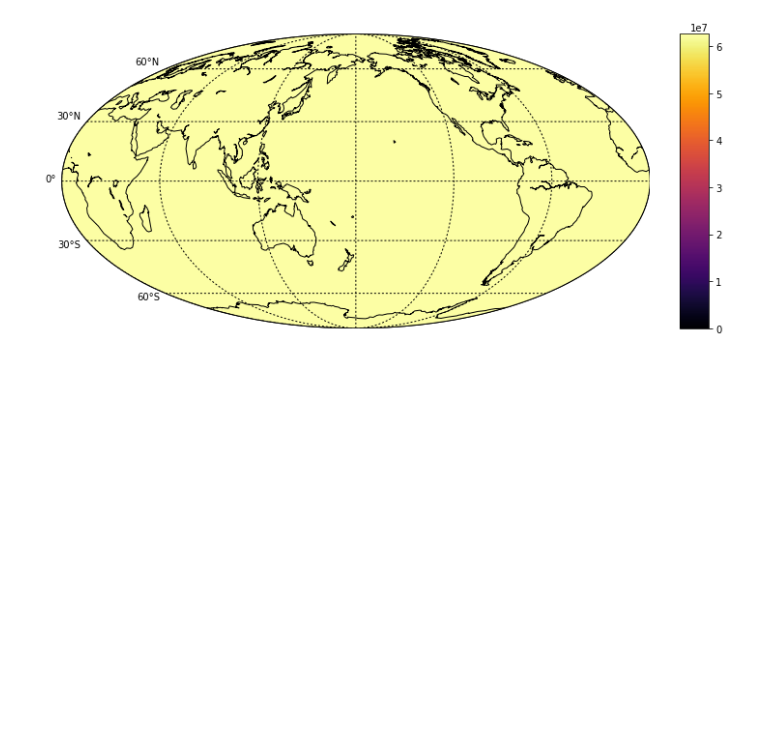
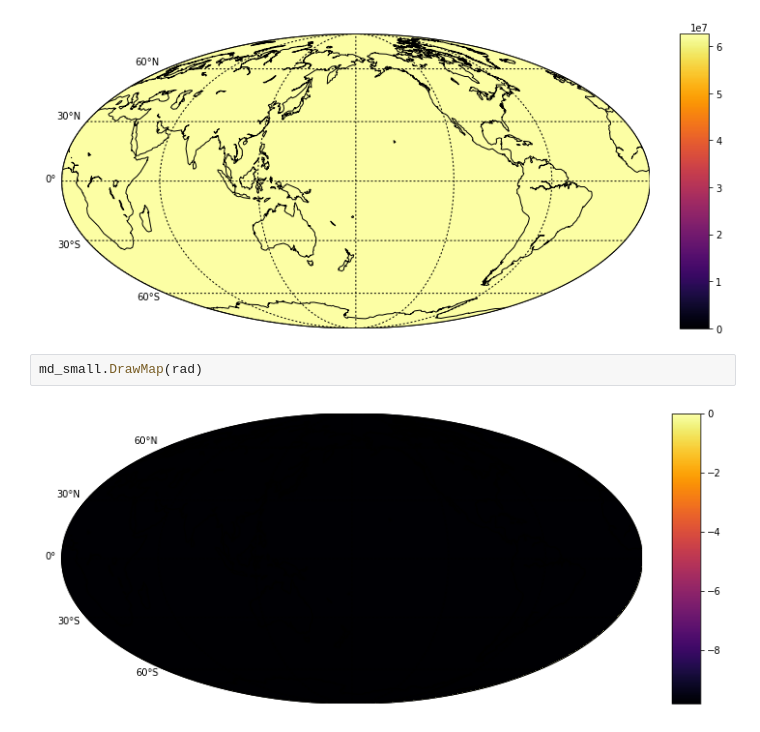
Before and after one commit to fghorow/SHToolsDemo, a Jupyter notebook: SHToolsMakeGravGridBug.ipynb, the cells around one changed output. Saved outputs shown, nothing was run; the diff lists cells and outputs as text; blank space fills up the shorter version.

Commit message:
Added C00=0.0 and C00=1.0 plots.

```diff
--- a/SHToolsMakeGravGridBug.ipynb
+++ b/SHToolsMakeGravGridBug.ipynb
@@ -124,3 +124,7 @@ md_small.DrawMap(pot)
 # I need to track this down with the author of the code before I go much further...
 # %% [output]
 [figure]
+# %%
+md_small.DrawMap(rad)
+# %% [output]
+[figure, added]
```
Also changed, not shown: parts of 12 cells of this notebook.
